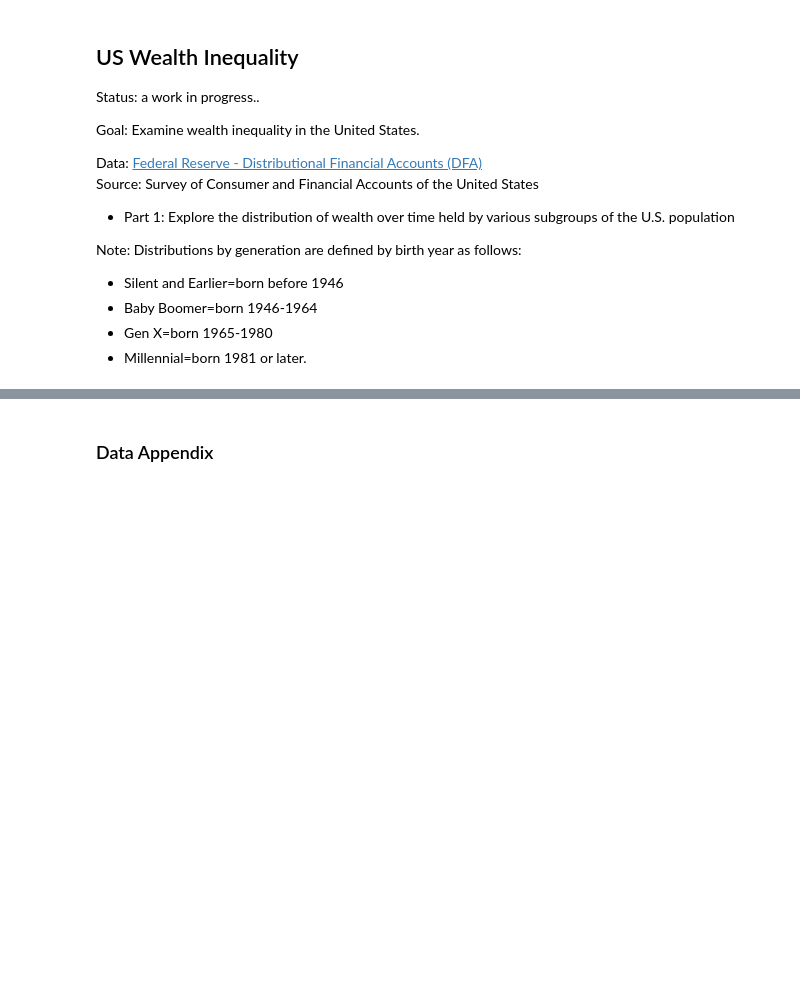
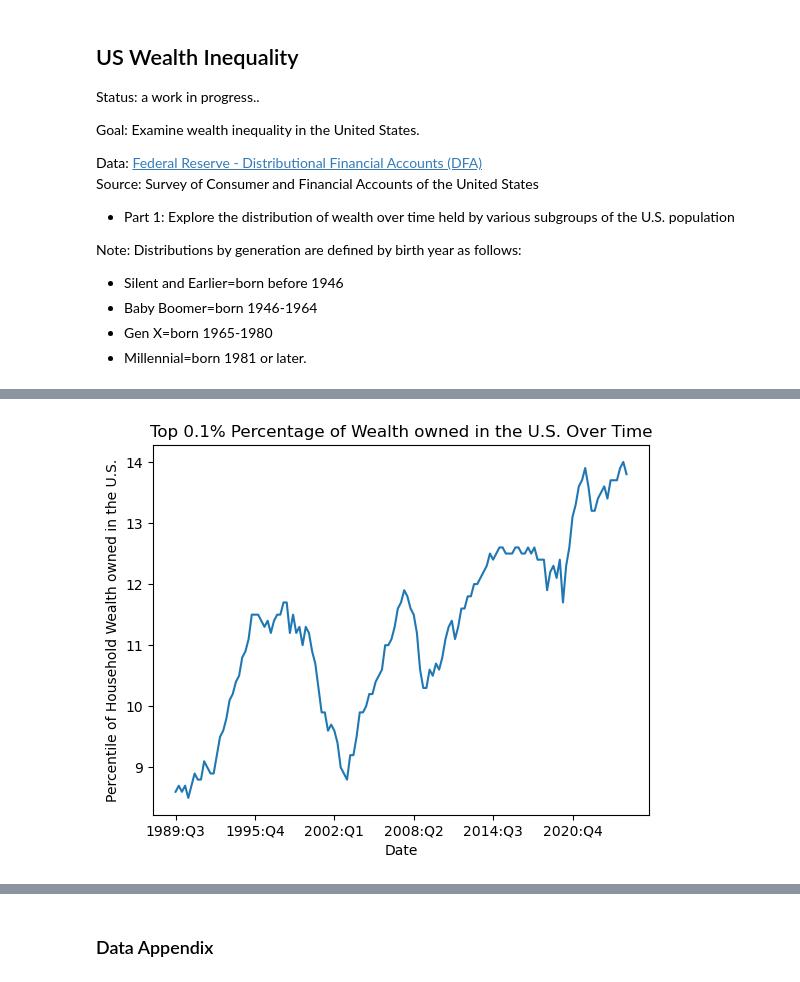
Before and after one commit to Kalebferrer/wealth_inequality, a Jupyter notebook: wealth_inequality.ipynb, the cells around one changed output, grey strips where cells are left out. Drawn from its saved outputs; the diff is of its cells as text; code cells hidden in the pictures; blank space fills up the shorter version.

```diff
--- a/wealth_inequality.ipynb
+++ b/wealth_inequality.ipynb
@@ -36,0 +54,13 @@ Index(['Date', 'Category', 'Net worth', 'Assets', 'Real estate',
+# %%
+# top 0.1 %
+
+mask = df['Category'] == 'TopPt1'
+df_t01 = df[mask]
+plt.plot(df_t01['Date'], df_t01['Net worth'])
+plt.xticks(df_t01['Date'][::25])  # Display every 20th date
+plt.xlabel('Date')  # Add x-axis label
+plt.ylabel('Percentile of Household Wealth owned in the U.S.')  # Add y-axis label
+plt.title('Top 0.1% Percentage of Wealth owned in the U.S. Over Time')  # Add plot title
+plt.show()
+# %% [output]
+[figure, added]
```
Also changed, not shown: parts of 11 cells of this notebook.
